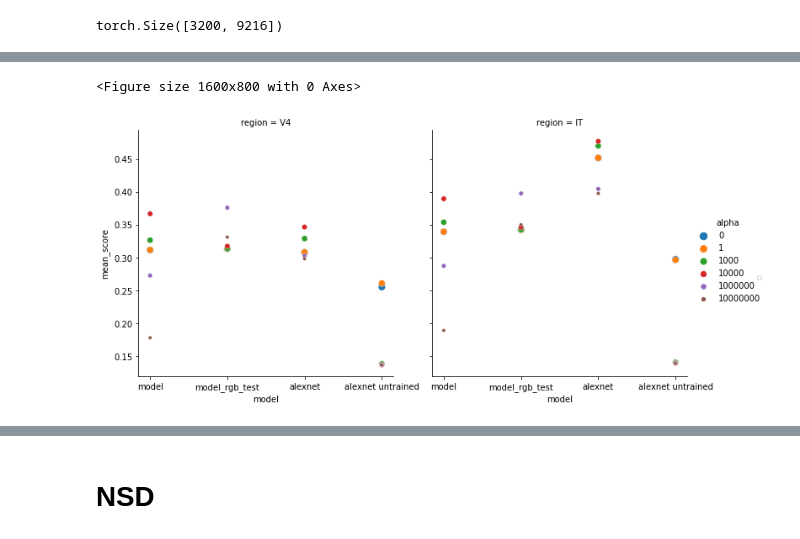
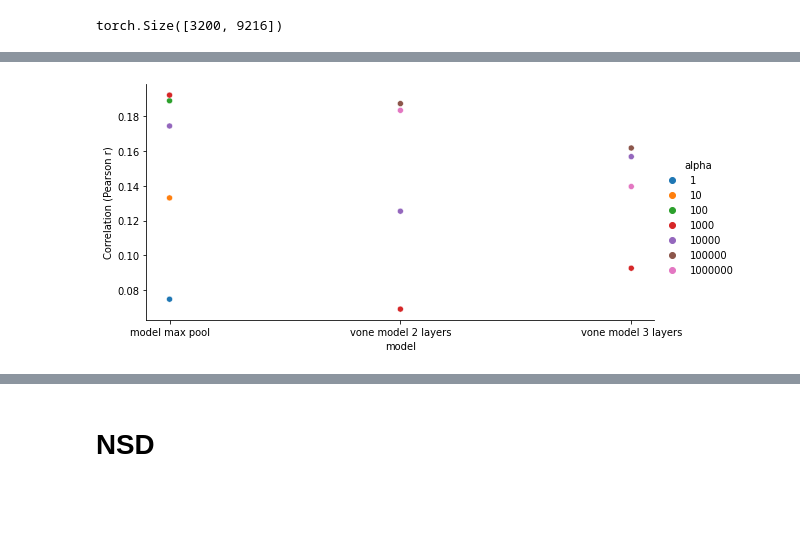
Before and after one commit to akazemian/untrained_models_of_visual_cortex, a Jupyter notebook: plots/plot_encoding_performance.ipynb, the cells around one changed output, grey strips where cells are left out. Saved outputs shown, nothing was run; the diff lists cells and outputs as text; code cells hidden in the pictures; blank space fills up the shorter version.

```diff
--- a/plots/plot_encoding_performance.ipynb
+++ b/plots/plot_encoding_performance.ipynb
@@ -59,7 +78,7 @@ from matplotlib import rcParams
 
 # figure size in inches
 
-def plot_data_means(data_dict,legend_name_dict,file_name,show_legend=False):
+def plot_data_means(data_dict, dataset, region, mode, file_name,show_legend=False):
 
     root_path = '/data/atlas/model_scores'
     df = pd.DataFrame()
@@ -70,19 +89,21 @@ def plot_data_means(data_dict,legend_name_dict,file_name,show_legend=False):
     for model_name, model_info in data_dict.items():
 
         for alpha in model_info['alphas']:
+            print(alpha)
             regression = f'Ridge(alpha={alpha})'
 
-            data = xr.open_dataset(os.path.join(root_path,f'{model_name}_{regression}'))
+            activations_iden = get_activations_iden(dataset, model_info)
+            scores_iden = get_scores_iden(activations_iden, region, mode, alpha)
+
+            data = xr.open_dataset(os.path.join(root_path,activations_iden,scores_iden))
             mean_r = np.mean(data.r_value.values)
             df_tmp =  pd.DataFrame({'score':mean_r,
-                                    'alpha':f'{alpha}',
+                                    'alpha':str(alpha),
                                     'model':model_name},index=[index])
             df = pd.concat([df,df_tmp])
 
             index+=1
 
-    if legend_name_dict is not None:
-        df.model = df.model.map(legend_name_dict)
 
     sns.relplot(data=df,x='model',y='score',hue='alpha',height=4,aspect=8/4)#,palette=palette) #,
 
@@ -183,25 +199,46 @@ alexnet_untrained_mp_majajhong
 # %%
+dataset = 'naturalscenes'
+region = 'V4'
+mode = 'train'
+
 data_dict = {
-    'model_final_mp_majajhong':['V4','IT'],
-    #'model_final_mp_big_image_majajhong':['V4','IT'],
-    'model_final_mp_rgb_test_majajhong':['V4','IT'],
-    'alexnet_mp_majajhong':['V4','IT'],
-    'alexnet_untrained_mp_majajhong':['V4','IT'],
 
-}
-
-legend_name_dict = {
-                    'model_final_mp_majajhong':'model',
-                    #'model_final_mp_big_image_majajhong':'model big images',
-                    'model_final_mp_rgb_test_majajhong':'model_rgb_test',
-                    'alexnet_mp_majajhong':'alexnet',
-                    'alexnet_untrained_mp_majajhong':'alexnet untrained',
-
-                   }
+            'model max pool':{
+                'iden':'model',
+                'layers': ['last'],
+                'preprocess':Preprocess(im_size=96).PreprocessGS,
+                'num_layers':3,
+                'num_features':10000,
+                'pca':False,
+                'max_pool':True,
+                'alphas':[10**i for i in range(5)],
+                },
 
 
-file_name = None #'majajhong_range_of_alpha'
+            'vone model 2 layers':{
+                'iden':'model_vone',
+                'layers': ['last'],
+                'preprocess':Preprocess(im_size=96).PreprocessRGB,
+                'num_layers':2,
+                'num_features':10000,
+                'pca':False,
+                'max_pool':True,
+                'alphas':[10**i for i in range(3,7)],
+            },
+
+            'vone model 3 layers':{
+                'iden':'model_vone',
+                'layers': ['last'],
+                'preprocess':Preprocess(im_size=96).PreprocessRGB,
+                'num_layers':3,
+                'num_features':10000,
+                'pca':False,
+                'max_pool':True,
+                'alphas':[10**i for i in range(3,7)],
+            }
+
+    }
 
 
-plot_data_means(data_dict,legend_name_dict,file_name,alphas=[0,1,1000,10000,100000,1000000,10000000],show_legend=True)
+plot_data_means(data_dict, dataset, region, mode, file_name='vone model',show_legend=True)
 # %% [output]
@@ -209,2 +258 @@ No artists with labels found to put in legend.  Note that artists whose label st
-<Figure size 1600x800 with 0 Axes>
-[figure, old version]
+[figure, new version]
```
Also changed, not shown: parts of 7 cells of this notebook, 15 other files.
